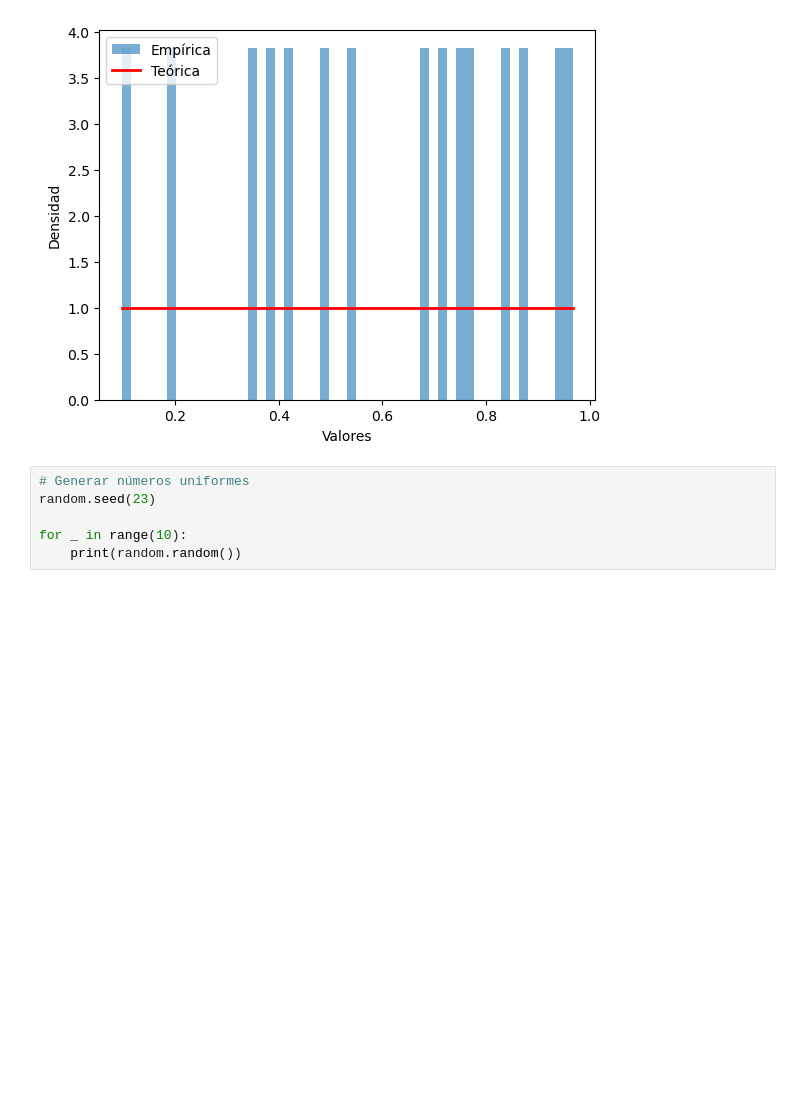
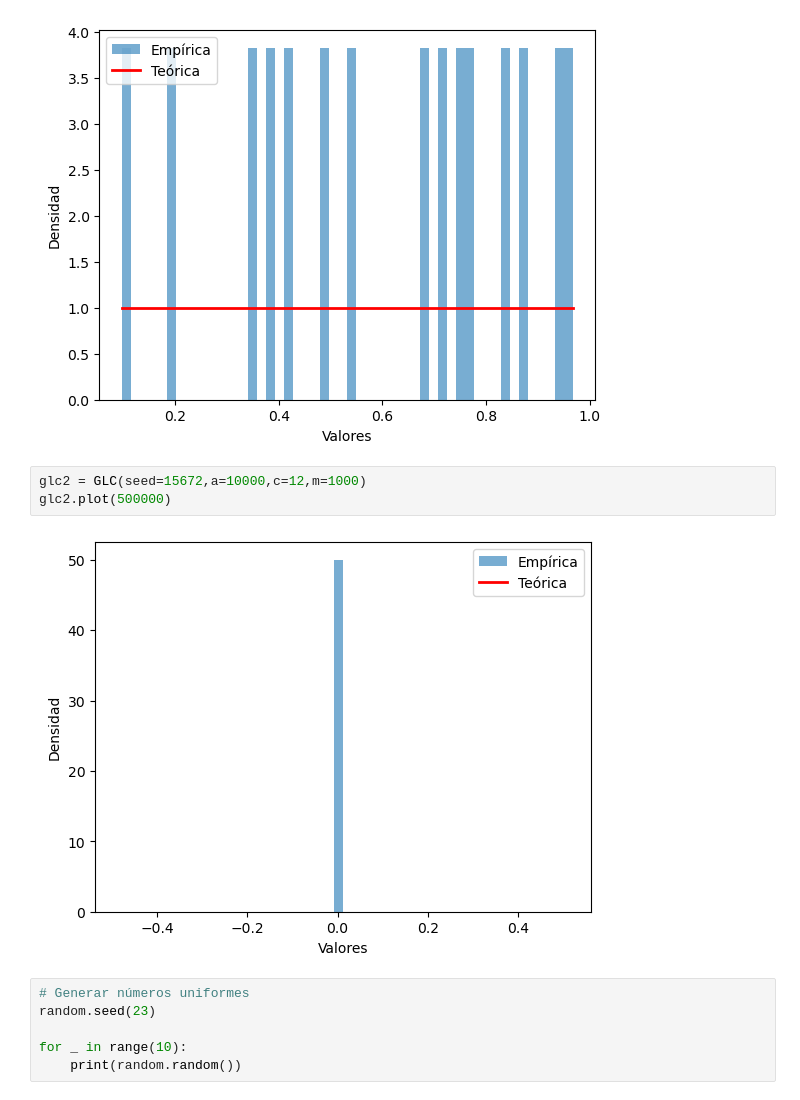
Before and after one commit to yaelrsc/Computaci-n-estad-stica-2026-2, a Jupyter notebook: Simulation/Simulation_of_random_variables.ipynb, the cells around one changed output. Saved outputs shown, nothing was run; the diff lists cells and outputs as text; blank space fills up the shorter version.

```diff
--- a/Simulation/Simulation_of_random_variables.ipynb
+++ b/Simulation/Simulation_of_random_variables.ipynb
@@ -49,6 +49,11 @@ glc2 = GLC(seed=15672,a=2**3-1,c=0,m=2**5-1)
 glc2.plot(500000)
 # %% [output]
 [figure]
+# %%
+glc2 = GLC(seed=15672,a=10000,c=12,m=1000)
+glc2.plot(500000)
+# %% [output]
+[figure, added]
 # %%
 # Generar números uniformes
 random.seed(23)
```
Also changed, not shown: parts of 1 cell of this notebook, 2 other files.
